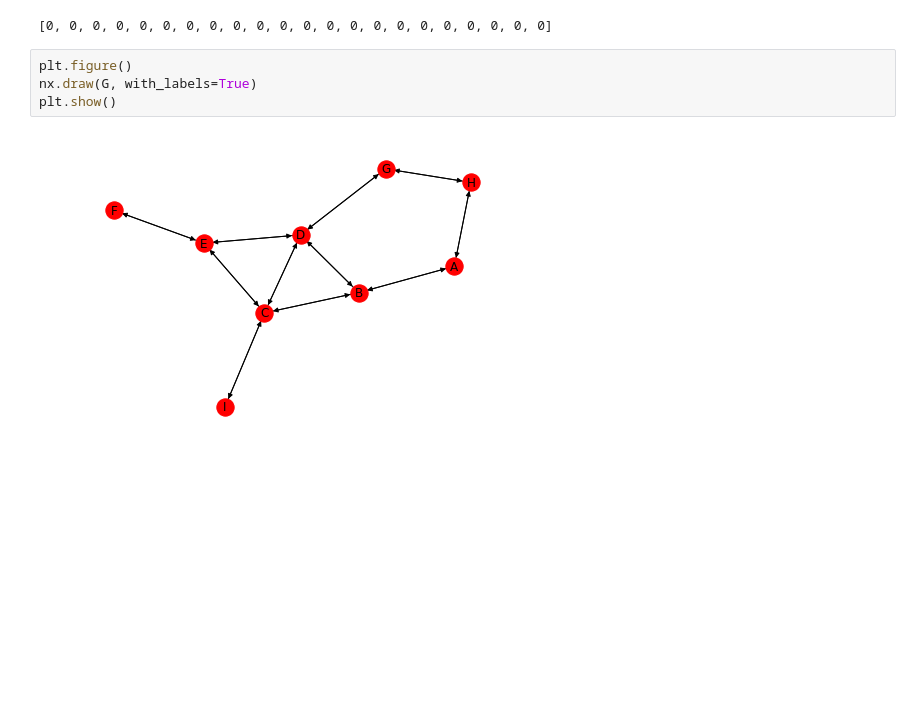
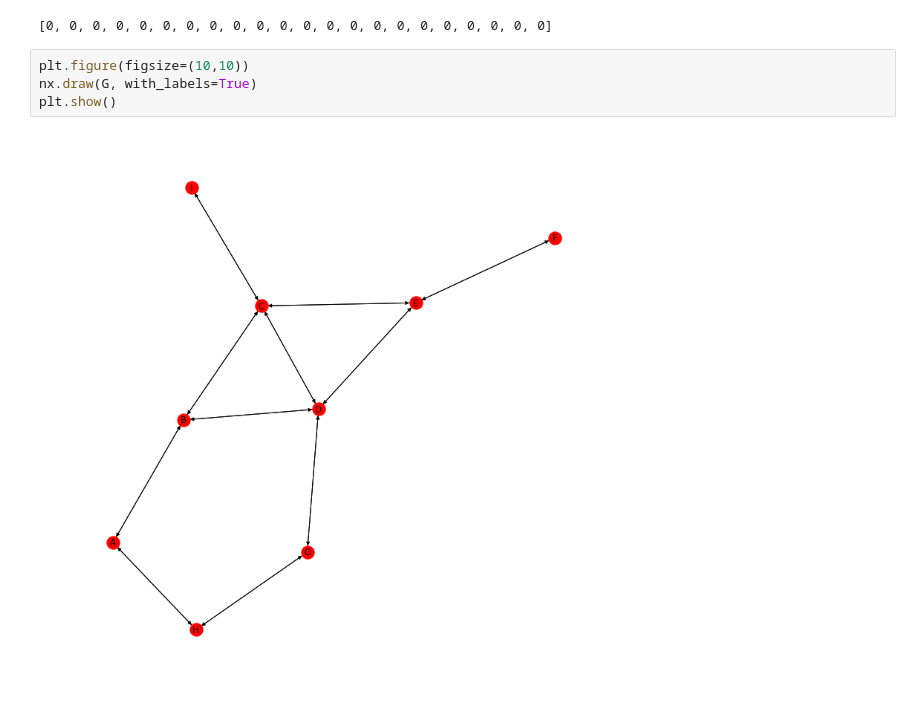
Before and after one commit to SophieEnsing/Thesis, a Jupyter notebook: Code/Network.ipynb, the cells around one changed output. Cells and saved outputs as stored; diff of their text form; blank space fills up the shorter version.

```diff
--- a/Code/Network.ipynb
+++ b/Code/Network.ipynb
@@ -91,8 +91,8 @@ G.add_edges_from([("A","B", {"color":"blue"}), ("B", "A"), ("A", "H"), ("H", "A"
 # %% [output]
 [0, 0, 0, 0, 0, 0, 0, 0, 0, 0, 0, 0, 0, 0, 0, 0, 0, 0, 0, 0, 0, 0]
 # %%
-plt.figure()
+plt.figure(figsize=(10,10))
 nx.draw(G, with_labels=True)
 plt.show()
 # %% [output]
-[figure, old version]
+[figure, new version]
```
